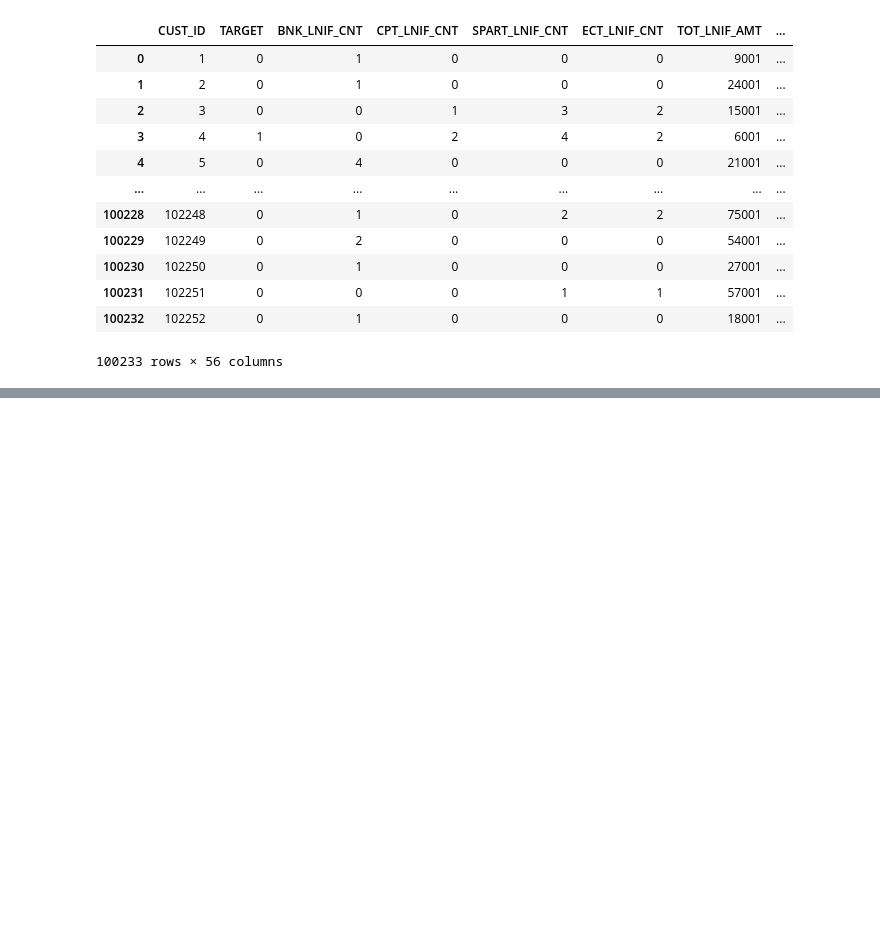
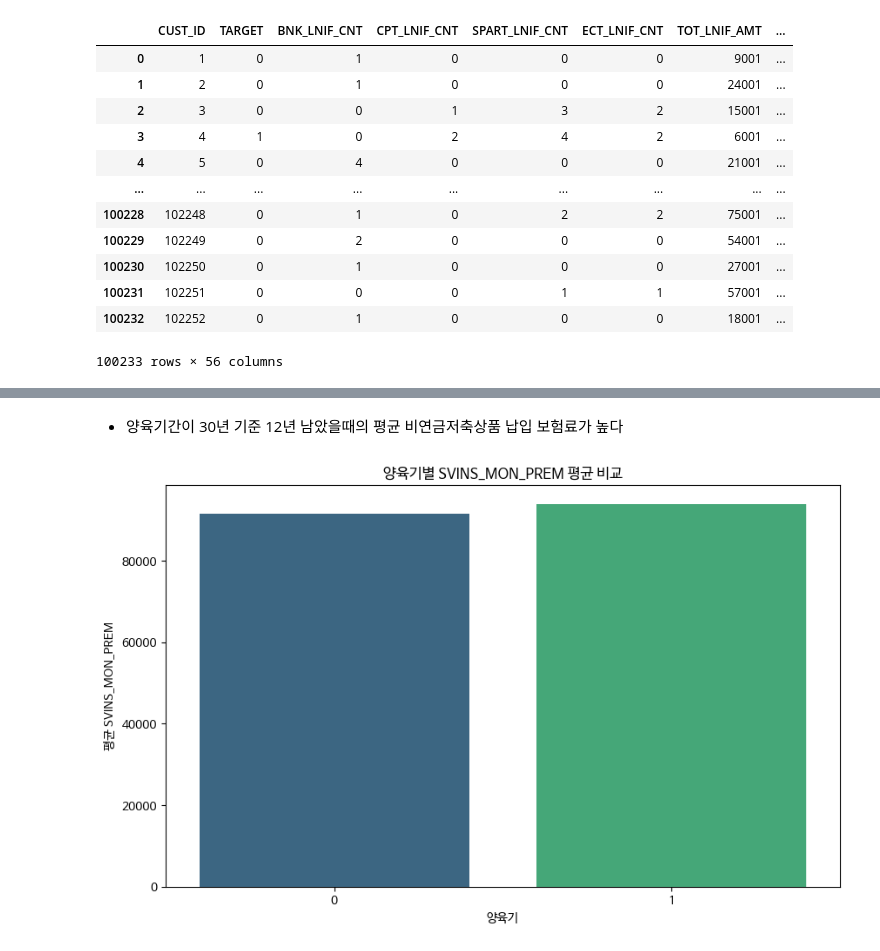
Before and after one commit to b4b4b4b4seo/POSCO-AI24B4, a Jupyter notebook: 보험 데이터 전처리.ipynb, the cells around one changed output, grey strips where cells are left out. Drawn from its saved outputs; the diff is of its cells as text; code cells hidden in the pictures; blank space fills up the shorter version.

```diff
--- a/보험 데이터 전처리.ipynb
+++ b/보험 데이터 전처리.ipynb
@@ -1084,0 +499,19 @@ df_merge
+# %% [markdown]
+* 양육기간이 30년 기준 12년 남았을때의 평균 비연금저축상품 납입 보험료가 높다
+# %%
+# '양육기'과 'SVINS_MON_PREM' 열 선택
+selected_columns = ['양육기', 'SVINS_MON_PREM']
+df_selected = df_merge[selected_columns]
+
+# '양육기'별 'SVINS_MON_PREM'의 평균 계산
+average_premium_by_duration = df_selected.groupby('양육기')['SVINS_MON_PREM'].mean().reset_index()
+
+# 시각화
+plt.figure(figsize=(10, 6))
+sns.barplot(x='양육기', y='SVINS_MON_PREM', data=average_premium_by_duration, palette='viridis')
+plt.title('양육기별 SVINS_MON_PREM 평균 비교')
+plt.xlabel('양육기')
+plt.ylabel('평균 SVINS_MON_PREM')
+plt.show()
+# %% [output]
+[figure, added]
```
Also changed, not shown: parts of 232 cells of this notebook.
